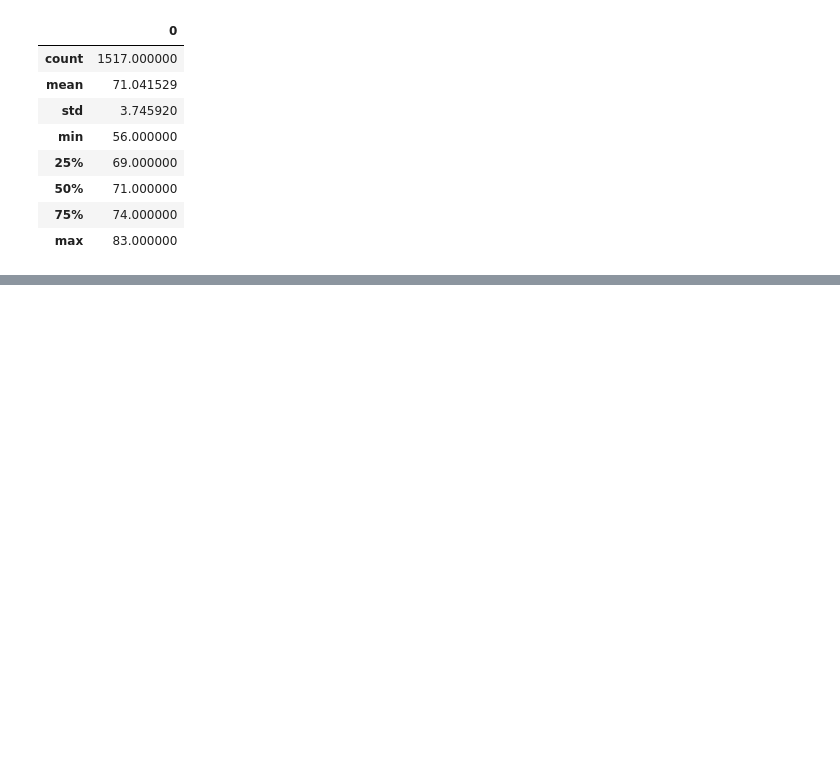
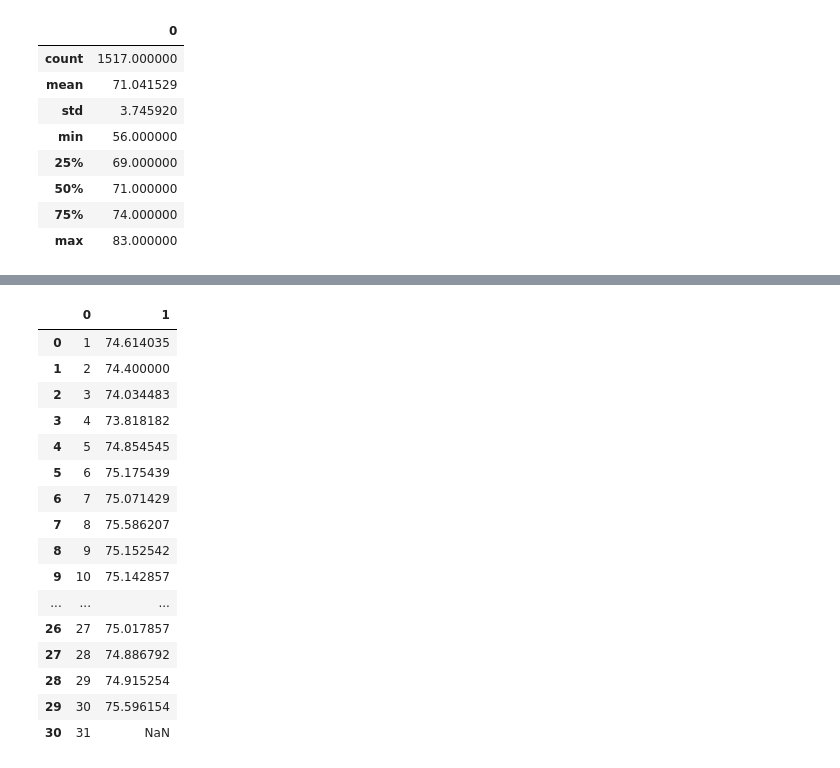
Before and after one commit to Donik22/surfs_up, a Jupyter notebook: SurfsUp_Challenge.ipynb, the cells around one changed output, grey strips where cells are left out. Cells and saved outputs as stored; diff of their text form; code cells hidden in the pictures; blank space fills up the shorter version.

```diff
--- a/SurfsUp_Challenge.ipynb
+++ b/SurfsUp_Challenge.ipynb
@@ -147,0 +114,22 @@ dec_temp_df.describe()
+# %%
+june_df =  session.query(extract('day',Measurement.date), func.avg(Measurement.tobs).filter(extract('month',Measurement.date) == 6)).group_by(extract('day',Measurement.date))
+june_df = pd.DataFrame(june_df)
+june_df
+# %% [output]
+|  | 0 | 1 |
+| 0 | 1 | 74.614035 |
+| 1 | 2 | 74.400000 |
+| 2 | 3 | 74.034483 |
+| 3 | 4 | 73.818182 |
+| 4 | 5 | 74.854545 |
+| 5 | 6 | 75.175439 |
+| 6 | 7 | 75.071429 |
+| 7 | 8 | 75.586207 |
+| 8 | 9 | 75.152542 |
+| 9 | 10 | 75.142857 |
+| ... | ... | ... |
+| 26 | 27 | 75.017857 |
+| 27 | 28 | 74.886792 |
+| 28 | 29 | 74.915254 |
+| 29 | 30 | 75.596154 |
+| 30 | 31 | NaN |
```
Also changed, not shown: parts of 11 cells of this notebook, 2 other files.
